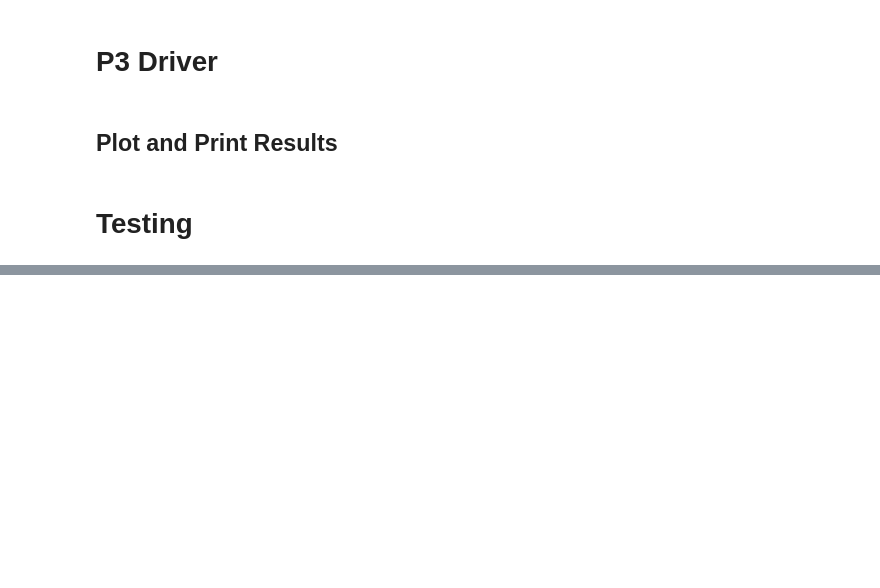
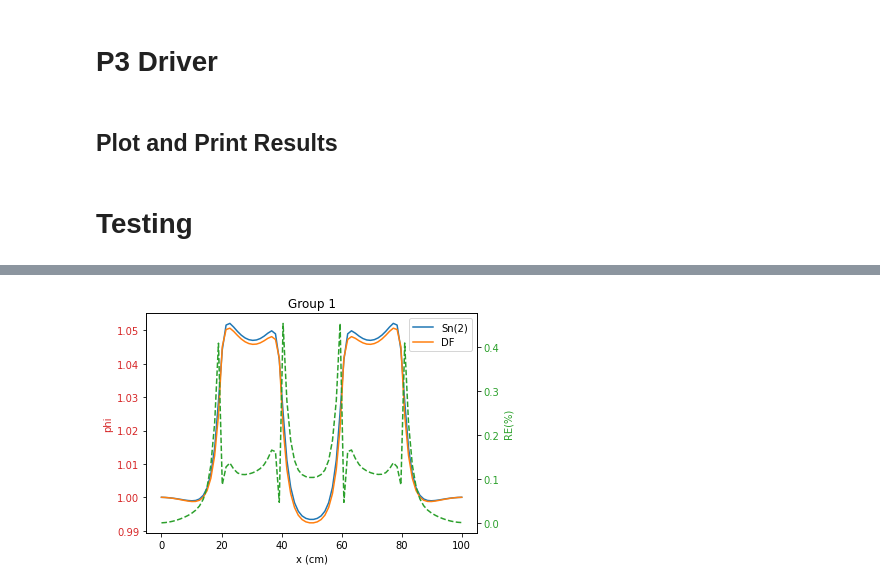
Before and after one commit to sjtao98/NUCL610, a Jupyter notebook: Project3/Project3_NUCL610.ipynb, the cells around one changed output, grey strips where cells are left out. Drawn from its saved outputs; the diff is of its cells as text; code cells hidden in the pictures; blank space fills up the shorter version.

```diff
--- a/Project3/Project3_NUCL610.ipynb
+++ b/Project3/Project3_NUCL610.ipynb
@@ -36,9 +36,10 @@ global ng, nregions, geom_length, nmesh_per_region, materials, \
 ng = 2
 nregions = 5
 geom_length = 100
-nmesh_per_region = 20
-norder = 4 # For Sn method
+nmesh_per_region = 16
+norder = 8 # For Sn method
 #materials  = ['UO2']*nregions
+#materials  = ['MOX']*nregions
 materials  = ['UO2','MOX','UO2','MOX','UO2']
 lam_init = 1
 wiel = True
@@ -1089,0 +1178,81 @@ cmfd-pn keff: 1.2183948110585445 keff diff (pcm):  -58.52558002232833
+# %%
+print("nmesh_per_region: ", nmesh_per_region)
+print("cmfd-sn(2):              keff:", keff_sn2)
+print("cmfd-alone (diffusion):  keff:", keff_cmfd, "keff diff (pcm): ", (keff_cmfd-keff_sn2)*1e5)
+
+fig, ax1 = plt.subplots()
+color = 'tab:red'
+ax1.plot(x, phisn2[:,0])
+ax1.plot(x, phicmfd[:,0])
+ax1.set_xlabel('x (cm)')
+ax1.set_ylabel('phi', color=color)
+ax1.tick_params(axis='y', labelcolor=color)
+ax1.legend(["Sn(2)", "DF"])
+
+ax2 = ax1.twinx()
+color = 'tab:green'
+plt.plot(x, abs(phicmfd[:,0]-phisn2[:,0]) / phisn2[:,0] *100, color=color, linestyle='dashed')
+ax2.set_ylabel('RE(%)', color=color)
+ax2.tick_params(axis='y', labelcolor=color)
+plt.title("Group 1")
+fig.tight_layout()
+plt.show()
+
+fig, ax1 = plt.subplots()
+color = 'tab:red'
+ax1.plot(x, phisn2[:,1])
+ax1.plot(x, phicmfd[:,1])
+ax1.set_xlabel('x (cm)')
+ax1.set_ylabel('phi', color=color)
+ax1.tick_params(axis='y', labelcolor=color)
+ax1.legend(["Sn(2)", "DF"])
+
+ax2 = ax1.twinx()
+color = 'tab:green'
+plt.plot(x, abs(phicmfd[:,1]-phisn2[:,1]) / phisn2[:,1] *100, color=color, linestyle='dashed')
+ax2.set_ylabel('RE(%)', color=color)
+ax2.tick_params(axis='y', labelcolor=color)
+plt.title("Group 2")
+fig.tight_layout()
+plt.show()
+
+
+print("cmfd-sn(4):              keff:", keff_sn4)
+print("cmfd-pn:                 keff:", keff_pn, "keff diff (pcm): ", (keff_pn-keff_sn4)*1e5)
+
+fig, ax1 = plt.subplots()
+color = 'tab:red'
+ax1.plot(x, phisn4[:,0])
+ax1.plot(x, phipn[:,0])
+ax1.set_xlabel('x (cm)')
+ax1.set_ylabel('phi', color=color)
+ax1.tick_params(axis='y', labelcolor=color)
+ax1.legend(["Sn(4)", "Pn3"])
+
+ax2 = ax1.twinx()
+color = 'tab:green'
+plt.plot(x, abs(phipn[:,0]-phisn4[:,0]) / phisn4[:,0] *100, color=color, linestyle='dashed')
+ax2.set_ylabel('RE(%)', color=color)
+ax2.tick_params(axis='y', labelcolor=color)
+plt.title("Group 1")
+fig.tight_layout()
+plt.show()
+
+fig, ax1 = plt.subplots()
+color = 'tab:red'
+ax1.plot(x, phisn4[:,1])
+ax1.plot(x, phipn[:,1])
+ax1.set_xlabel('x (cm)')
+ax1.set_ylabel('phi', color=color)
+ax1.tick_params(axis='y', labelcolor=color)
+ax1.legend(["Sn(4)", "Pn3"])
+
+ax2 = ax1.twinx()
+color = 'tab:green'
+plt.plot(x, abs(phipn[:,1]-phisn4[:,1]) / phisn4[:,1] *100, color=color, linestyle='dashed')
+ax2.set_ylabel('RE(%)', color=color)
+ax2.tick_params(axis='y', labelcolor=color)
+plt.title("Group 2")
+fig.tight_layout()
+plt.show()
+# %% [output]
@@ -1089,0 +1262 @@ cmfd-pn keff: 1.2183948110585445 keff diff (pcm):  -58.52558002232833
+[figure, added]
```
Also changed, not shown: parts of 12 cells of this notebook.
